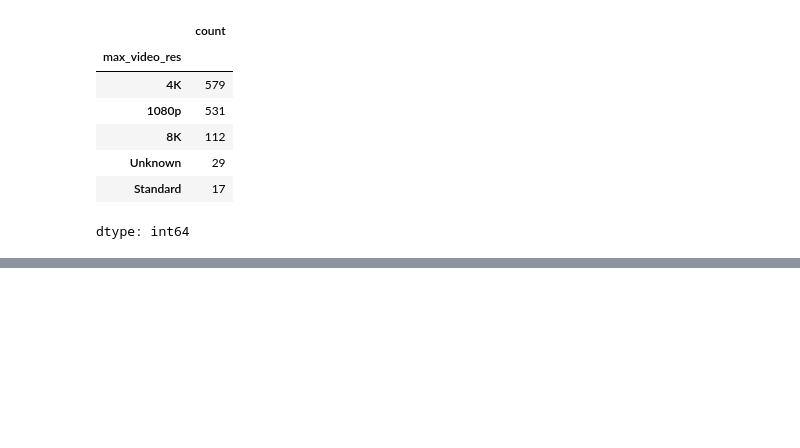
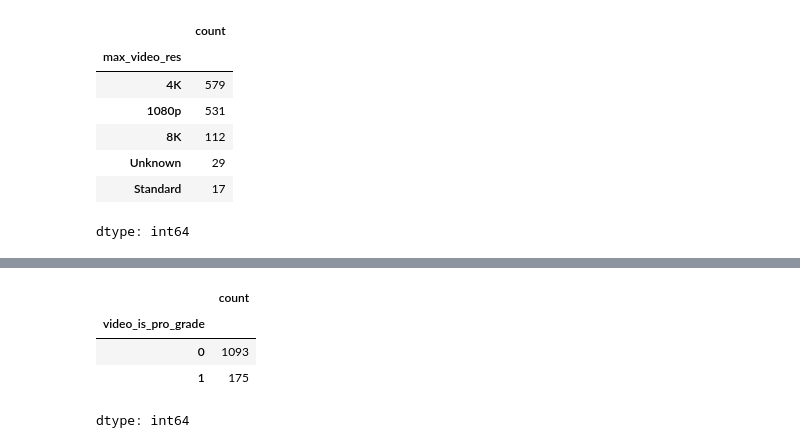
Before and after one commit to rajeshxdatascience/smartphone-recommender-system, a Jupyter notebook: SpecLens_AI_Data_Engineering.ipynb, the cells around one changed output, grey strips where cells are left out. Cells and saved outputs as stored; diff of their text form; code cells hidden in the pictures; blank space fills up the shorter version.

```diff
--- a/SpecLens_AI_Data_Engineering.ipynb
+++ b/SpecLens_AI_Data_Engineering.ipynb
@@ -3863,0 +3874,10 @@ dtype: int64
+# %%
+df['video_is_pro_grade'] = df['main_video'].str.contains(r'Dolby Vision|HDR10\+|10-bit', case=True, na=False).astype('int')
+# %%
+df['video_is_pro_grade'].value_counts()
+# %% [output]
+|  | count |
+| video_is_pro_grade |  |
+| 0 | 1093 |
+| 1 | 175 |
+dtype: int64
```
Also changed, not shown: parts of 3 cells of this notebook.
